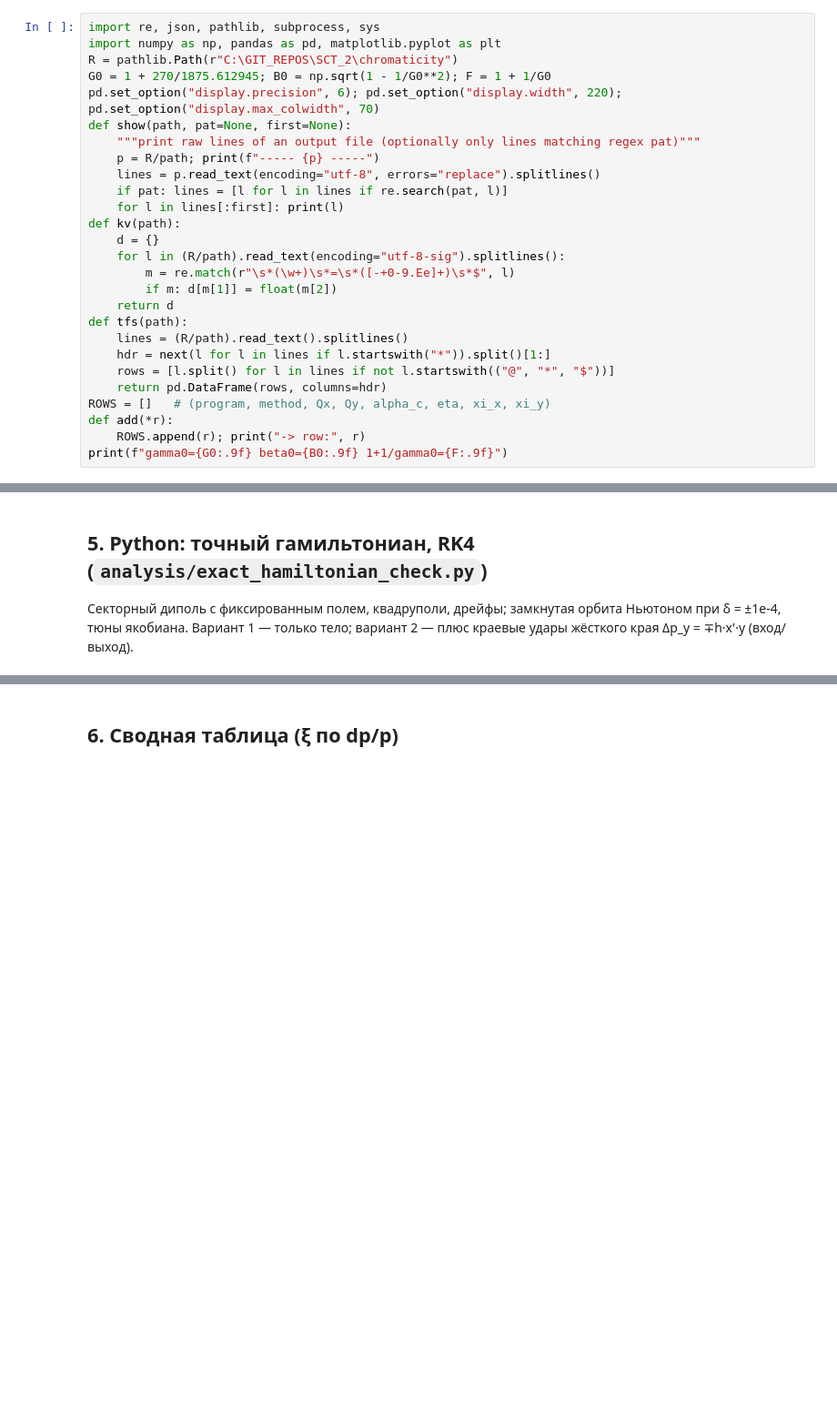
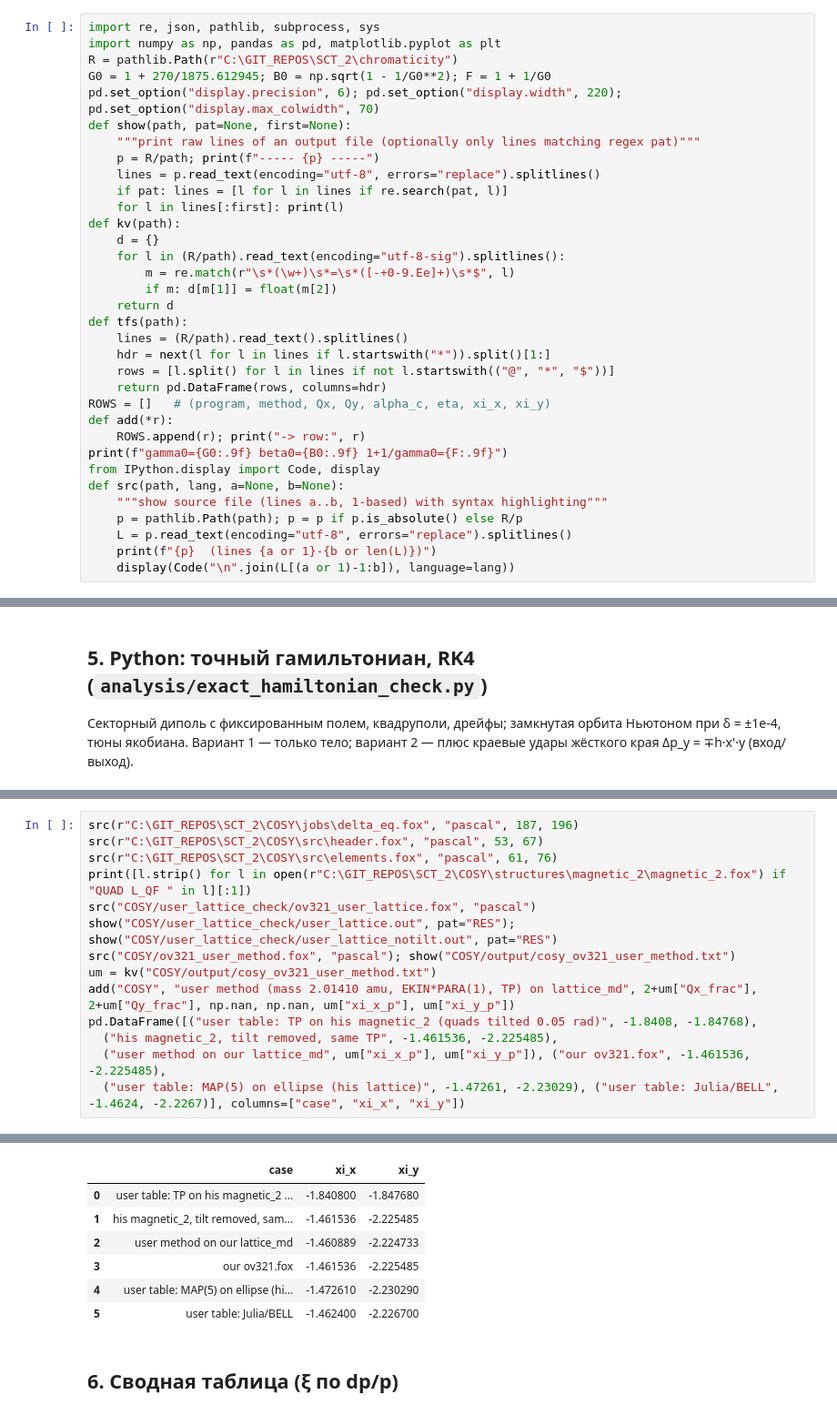
Before and after one commit to sergeybell/SCT_2, a Jupyter notebook: chromaticity/analysis/analysis.ipynb, the cells around one changed output, grey strips where cells are left out. Shown at 91% size. Cells and saved outputs as stored; diff of their text form; blank space fills up the shorter version.

Commit message:
chromaticity: user's COSY TP method analysis (tilted quads), ov321_user_method.fox, inline source code in analysis notebook

```diff
--- a/chromaticity/analysis/analysis.ipynb
+++ b/chromaticity/analysis/analysis.ipynb
@@ -35,6 +35,13 @@ ROWS = []   # (program, method, Qx, Qy, alpha_c, eta, xi_x, xi_y)
 def add(*r):
     ROWS.append(r); print("-> row:", r)
 print(f"gamma0={G0:.9f} beta0={B0:.9f} 1+1/gamma0={F:.9f}")
+from IPython.display import Code, display
+def src(path, lang, a=None, b=None):
+    """show source file (lines a..b, 1-based) with syntax highlighting"""
+    p = pathlib.Path(path); p = p if p.is_absolute() else R/p
+    L = p.read_text(encoding="utf-8", errors="replace").splitlines()
+    print(f"{p}  (lines {a or 1}-{b or len(L)})")
+    display(Code("\n".join(L[(a or 1)-1:b]), language=lang))
 # %% [output]
 gamma0=1.143952941 beta0=0.485634729 1+1/gamma0=1.874161833
 # %% [markdown]
@@ -335,0 +560,15 @@ EDGE sign +1: Q0 [0.46172015 0.46133732] xi [-1.46153562 -1.81706334]
+# %%
+src(r"C:\GIT_REPOS\SCT_2\COSY\jobs\delta_eq.fox", "pascal", 187, 196)
+src(r"C:\GIT_REPOS\SCT_2\COSY\src\header.fox", "pascal", 53, 67)
+src(r"C:\GIT_REPOS\SCT_2\COSY\src\elements.fox", "pascal", 61, 76)
+print([l.strip() for l in open(r"C:\GIT_REPOS\SCT_2\COSY\structures\magnetic_2\magnetic_2.fox") if "QUAD L_QF " in l][:1])
+src("COSY/user_lattice_check/ov321_user_lattice.fox", "pascal")
+show("COSY/user_lattice_check/user_lattice.out", pat="RES"); show("COSY/user_lattice_check/user_lattice_notilt.out", pat="RES")
+src("COSY/ov321_user_method.fox", "pascal"); show("COSY/output/cosy_ov321_user_method.txt")
+um = kv("COSY/output/cosy_ov321_user_method.txt")
+add("COSY", "user method (mass 2.01410 amu, EKIN*PARA(1), TP) on lattice_md", 2+um["Qx_frac"], 2+um["Qy_frac"], np.nan, np.nan, um["xi_x_p"], um["xi_y_p"])
+pd.DataFrame([("user table: TP on his magnetic_2 (quads tilted 0.05 rad)", -1.8408, -1.84768),
+  ("his magnetic_2, tilt removed, same TP", -1.461536, -2.225485),
+  ("user method on our lattice_md", um["xi_x_p"], um["xi_y_p"]), ("our ov321.fox", -1.461536, -2.225485),
+  ("user table: MAP(5) on ellipse (his lattice)", -1.47261, -2.23029), ("user table: Julia/BELL", -1.4624, -2.2267)], columns=["case", "xi_x", "xi_y"])
+# %% [output]
@@ -336,3 +658,10 @@ EDGE sign +1: Q0 [0.46172015 0.46133732] xi [-1.46153562 -1.81706334]
+|  | case | xi_x | xi_y |
+| 0 | user table: TP on his magnetic_2 ... | -1.840800 | -1.847680 |
+| 1 | his magnetic_2, tilt removed, sam... | -1.461536 | -2.225485 |
+| 2 | user method on our lattice_md | -1.460889 | -2.224733 |
+| 3 | our ov321.fox | -1.461536 | -2.225485 |
+| 4 | user table: MAP(5) on ellipse (hi... | -1.472610 | -2.230290 |
+| 5 | user table: Julia/BELL | -1.462400 | -2.226700 |
 # %% [markdown]
 ## 6. Сводная таблица (ξ по dp/p)
 # %%
```
Also changed, not shown: parts of 14 cells of this notebook, 14 other files.
